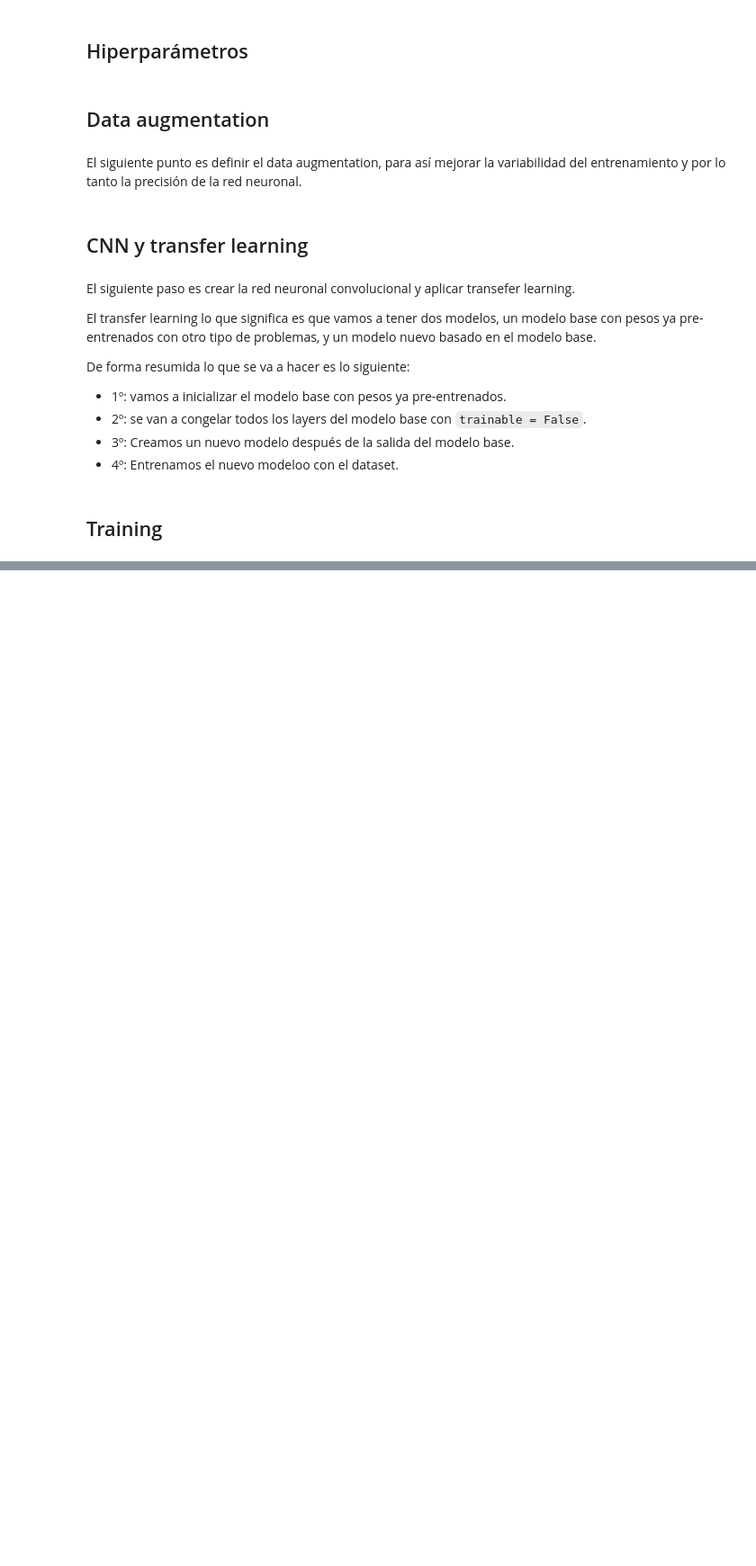
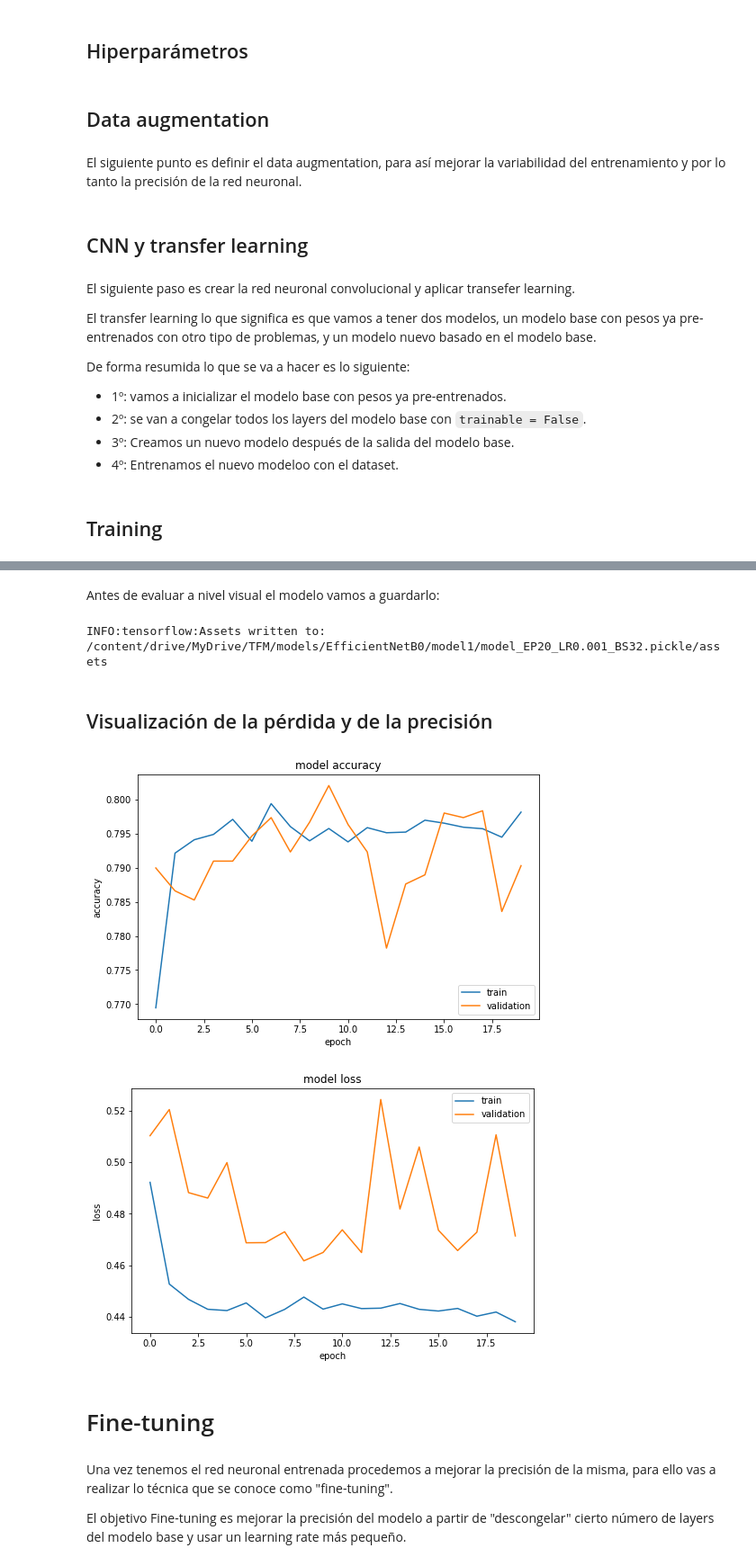
Before and after one commit to mariousm/Pneumonia-Detection, a Jupyter notebook: src/pneumonia_detection.ipynb, the cells around one changed output, grey strips where cells are left out. Shown at 90% size. Saved outputs shown, nothing was run; the diff lists cells and outputs as text; code cells hidden in the pictures; blank space fills up the shorter version.

Commit message:
Hecho el código, falta encontrar el modelo óptimo

```diff
--- a/src/pneumonia_detection.ipynb
+++ b/src/pneumonia_detection.ipynb
@@ -160,9 +163,10 @@ Cabe destacar que al usar EfficientNet la imagen de entrada a la red tiene que t
 class DataGenerator(keras.utils.Sequence):
 
   # Constructor
-  def __init__(self, folder, dic_images, batch_size=32, image_size=256, shuffle=True, predict=False):
+  def __init__(self, folder, dataset, dic_images, batch_size=32, image_size=256, shuffle=True, predict=False):
     self.folder = folder
     self.filenames = os.listdir(folder)
+    self.dataset = dataset
     self.dic_images = dic_images.copy()
     self.batch_size = batch_size
     self.image_size = image_size
@@ -180,7 +184,7 @@ class DataGenerator(keras.utils.Sequence):
     img = self.dic_images[filename]
 
     # Cargamos la variable objetivo
-    target = df_train[df_train["PatientId"] == filename]["Target"].item()
+    target = self.dataset[self.dataset["PatientId"] == filename]["Target"].item()
 
     # Reducción de la escala de la imagen
     if (self.image_size, self.image_size) != (IMG_SIZE, IMG_SIZE):
@@ -429,8 +332,8 @@ def build_model():
 ## Training
 # %%
 # Obtenemos los generadores para training y validaton
-train_gen = DataGenerator(folder=TRAIN_FOLDER, dic_images=dic_images, batch_size=BATCH_SIZE, image_size=IMG_SIZE, shuffle=True, predict=False)
-valid_gen = DataGenerator(folder=VALID_FOLDER, dic_images=dic_images, batch_size=BATCH_SIZE, image_size=IMG_SIZE, shuffle=False, predict=False)
+train_gen = DataGenerator(folder=TRAIN_FOLDER, dataset=df_train, dic_images=dic_images, batch_size=BATCH_SIZE, image_size=IMG_SIZE, shuffle=True, predict=False)
+valid_gen = DataGenerator(folder=VALID_FOLDER, dataset=df_validation, dic_images=dic_images, batch_size=BATCH_SIZE, image_size=IMG_SIZE, shuffle=False, predict=False)
 # %%
 # Construimos el modelo (tanto el modelo base como el nuestro)
 model = build_model()
@@ -446,0 +371,8 @@ ValueError: ignored
+# %% [markdown]
+Antes de evaluar a nivel visual el modelo vamos a guardarlo:
+# %%
+# Guardamos el modelo
+model_save_path = "/content/drive/MyDrive/TFM/models/EfficientNetB0/model1/"  + "model_" + "EP" + str(EPOCHS) + "_" + "LR" + str(LEARNING_RATE) + "_" + "BS" + str(BATCH_SIZE) + '.pickle'
+model.save(model_save_path)
+# %% [output]
+INFO:tensorflow:Assets written to: /content/drive/MyDrive/TFM/models/EfficientNetB0/model1/model_EP20_LR0.001_BS32.pickle/assets
@@ -446,0 +382,36 @@ ValueError: ignored
+# %% [markdown]
+## Visualización de la pérdida y de la precisión
+# %%
+# Visualizamos la evolución de la accuracy
+def show_accuracy(history):
+  fig, axis = plt.subplots(figsize=(8,5))
+  plt.plot(history['accuracy'])
+  plt.plot(history['val_accuracy'])
+  plt.title('model accuracy')
+  plt.ylabel('accuracy')
+  plt.xlabel('epoch')
+  plt.legend(['train', 'validation'], loc='lower right')
+  plt.show()
+
+# Visualizamos la evolución del error cometido por la red
+def show_loss(history):
+  fig, axis = plt.subplots(figsize=(8,5))
+  plt.plot(history['loss'])
+  plt.plot(history['val_loss'])
+  plt.title('model loss')
+  plt.ylabel('loss')
+  plt.xlabel('epoch')
+  plt.legend(['train', 'validation'], loc='upper right')
+  plt.show()
+# %%
+show_accuracy(history.history)
+show_loss(history.history)
+# %% [output]
+[figure, added]
+[figure, added]
+# %% [markdown]
+# Fine-tuning
+# %% [markdown]
+Una vez tenemos el red neuronal entrenada procedemos a mejorar la precisión de la misma, para ello vas a realizar lo técnica que se conoce como "fine-tuning".
+
+El objetivo Fine-tuning es mejorar la precisión del modelo a partir de "descongelar" cierto número de layers del modelo base y usar un learning rate más pequeño.
```
Also changed, not shown: parts of 27 cells of this notebook.
